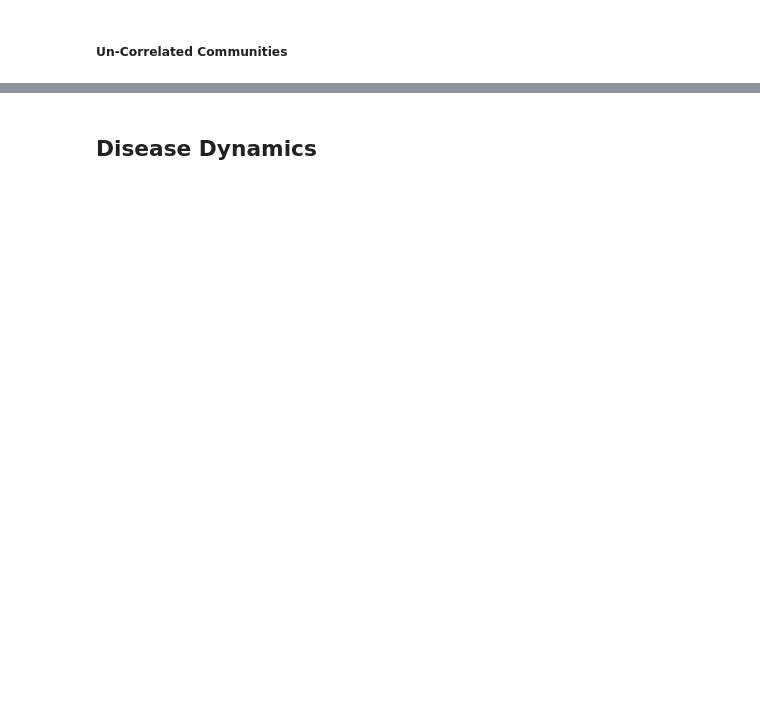
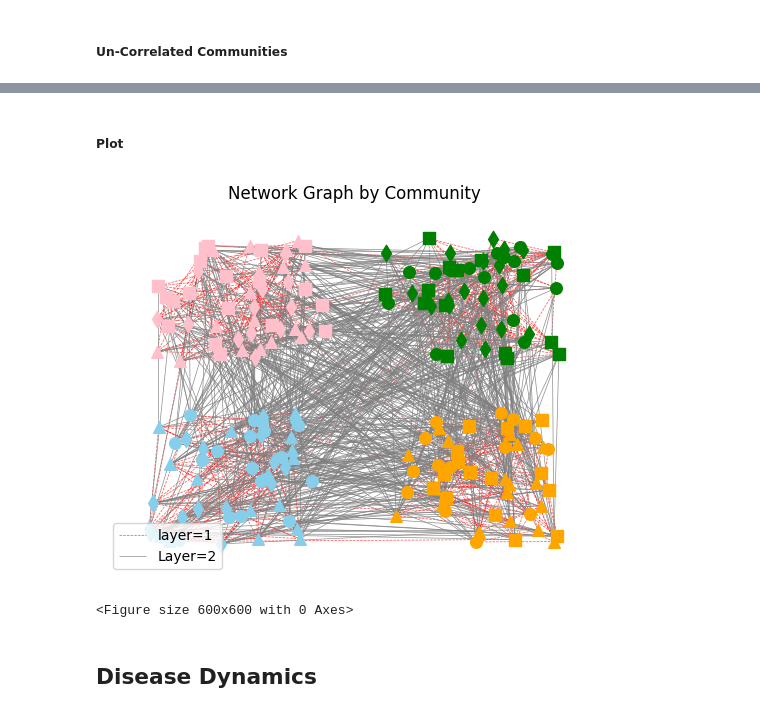
Before and after one commit to narges8k/Network-Science-Project, a Jupyter notebook: EpidemicSpreadingInGroup-StructuredPopulations/model.ipynb, the cells around one changed output, grey strips where cells are left out. Cells and saved outputs as stored; diff of their text form; code cells hidden in the pictures; blank space fills up the shorter version.

```diff
--- a/EpidemicSpreadingInGroup-StructuredPopulations/model.ipynb
+++ b/EpidemicSpreadingInGroup-StructuredPopulations/model.ipynb
@@ -29,20 +29,20 @@ for i in range(N): # assigning the communities as attributes to the graph
 ### Stochastic-Block Model (SBM)
 # %%
 def create_SBM(G, Q, q, mu, k_avg):
-
+    G_copy = G.copy()
     p_in = k_avg*(1-mu)/(q-1) # probability of interactions within a group
     p_out = k_avg*mu/(N-q) # probability of interactions with nodes outside of its own group
 
-    for i in G:
-        groupmates = [node for node, attrs in G.nodes(data=True) if attrs.get('community') == math.floor(i/q)+1 and node != i]
-        outsiders = [node for node, attrs in G.nodes(data=True) if attrs.get('community') != math.floor(i/q)+1 ]
+    for i in G_copy:
+        groupmates = [node for node, attrs in G_copy.nodes(data=True) if attrs.get('community') == math.floor(i/q)+1 and node != i]
+        outsiders = [node for node, attrs in G_copy.nodes(data=True) if attrs.get('community') != math.floor(i/q)+1 ]
         for neighbor in groupmates:
             if np.random.rand() < p_in:
-                G.add_edge(i, neighbor)
+                G_copy.add_edge(i, neighbor)
         for outsider in outsiders:
             if np.random.rand() < p_out:
-                G.add_edge(i, outsider)
-    return G
+                G_copy.add_edge(i, outsider)
+    return G_copy
 # %% [markdown]
 ## Measuring Correlation Among the Community Structures of the Layers
 # %% [markdown]
@@ -221,6 +78,6 @@ def swapping_communities(N, r, Q, q, community_membership):
 # %%
 r = 1 # the probablity of swapping edges
 # community_membership_layer2 = community_membership_layer1
-G1 = create_SBM(N, Q, q, mu, k_avg, community_membership_layer1)
-community_membership_layer2 = swapping_communities(N, r, Q, q, community_membership_layer1)
-G2 = create_SBM(N, Q, q, mu, k_avg, community_membership_layer2)
+G1 = create_SBM(G, Q, q, mu, k_avg)
+G2 = swapping_communities(G, r)
+G2 = create_SBM(G2, Q, q, mu, k_avg)
@@ -246,3 +84,63 @@ ValueError: list.remove(x): x not in list
+# %% [markdown]
+##### Plot
+# %%
+def custom_layout_by_community_attribute(G, frame_size=(1, 1), padding=0.1, inner_padding=0.05):
+    positions = {}
+    width, height = frame_size
+    communities = set(nx.get_node_attributes(G, 'community').values())  # Extract unique community IDs
+    num_communities = len(communities)
+    sqrt_num = int(np.ceil(np.sqrt(num_communities)))  # Arrange in a square layout
+    community_size = (width - 2 * padding) / sqrt_num
+
+    for community_id in communities:
+        i = list(communities).index(community_id)  # Convert to list to get index
+        center_x = padding + (i % sqrt_num) * community_size + community_size / 2
+        center_y = height - (padding + (i // sqrt_num) * community_size + community_size / 2)
+
+        nodes_in_community = [node for node, data in G.nodes(data=True) if data.get('community') == community_id]
+        for node in nodes_in_community:
+            x = center_x + np.random.uniform(-community_size / 2 + inner_padding, community_size / 2 - inner_padding)
+            y = center_y + np.random.uniform(-community_size / 2 + inner_padding, community_size / 2 - inner_padding)
+            positions[node] = (x, y)
+
+    return positions
+
+# Create a custom layout based on community
+pos = custom_layout_by_community_attribute(G1)
+
+color_mapping = {1: 'pink', 2: 'green', 3: 'skyblue', 4: 'orange'}
+shape_mapping = {1: 'o', 2: '^', 3: 's', 4: 'd'}  # Circle, Triangle, Square, diamond
+
+# adding the attributes of the second layer to G1 for plotting.
+communities_layer2 = list(nx.get_node_attributes(G2, 'community').values())  # Extract unique community IDs
+for i in range(N):
+    G1.nodes[i]['community_layer2'] = communities_layer2[i]
+
+
+for node, data in G1.nodes(data=True):
+    nx.draw_networkx_nodes(G1, pos, nodelist=[node],
+                           node_color=color_mapping[data['community']],
+                           node_shape=shape_mapping[data['community_layer2']],
+                           node_size=70)
+
+# Plot edges for G1
+nx.draw_networkx_edges(G1, pos, edge_color='red', style='dashed', width=0.5, alpha =0.7, label = "layer=1")
+
+# # Optionally, plot edges for G2 if needed
+nx.draw_networkx_edges(G2, pos, edge_color='gray', style='solid', width =0.5, alpha = 0.9, label = "Layer=2")
+plt.title("Network Graph by Community")
+plt.legend(loc = "lower left")
+plt.axis('off')  # Turn off the axis
+
+# Plotting
+plt.figure(figsize=(6, 6))
+# Draw nodes with colors based on their community
+
+
+plt.show()
+# %% [output]
+[figure, added]
+<Figure size 600x600 with 0 Axes>
 # %% [markdown]
 ## Disease Dynamics
 # %%
```
Also changed, not shown: parts of 7 cells of this notebook.
